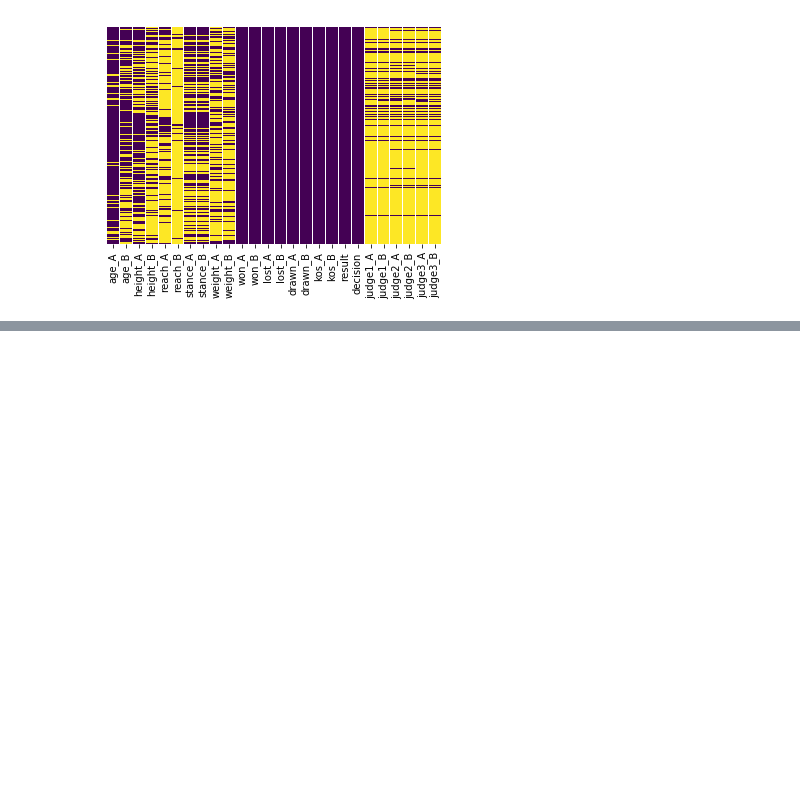
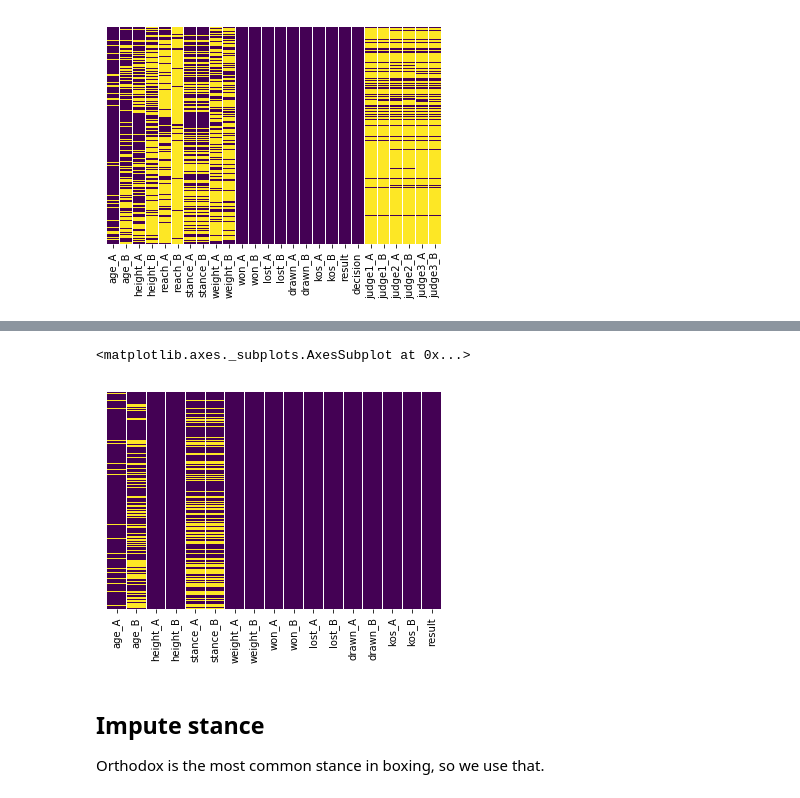
Before and after one commit to Nar67/MachineLearningProject, a Jupyter notebook: project/DataSet Testing Grounds.ipynb, the cells around one changed output, grey strips where cells are left out. Saved outputs shown, nothing was run; the diff lists cells and outputs as text; code cells hidden in the pictures; blank space fills up the shorter version.

```diff
--- a/project/DataSet Testing Grounds.ipynb
+++ b/project/DataSet Testing Grounds.ipynb
@@ -44,0 +52,7 @@ memory usage: 76.9+ MB
+# %%
+def impute_height(cols):
+    weight = cols[1]
+    if pd.isna(cols[0]):
+        return weight+20
+    else:
+        return cols[0]
@@ -44,0 +71,4 @@ memory usage: 76.9+ MB
+# %%
+%%time
+box['height_A'] = box[['height_A', 'weight_A']].apply(impute_height,axis=1)
+box['height_B'] = box[['height_B', 'weight_B']].apply(impute_height,axis=1)
@@ -44,0 +78,9 @@ memory usage: 76.9+ MB
+# %%
+sns.heatmap(box.isnull(),yticklabels=False,cbar=False,cmap='viridis')
+# %% [output]
+<matplotlib.axes._subplots.AxesSubplot at 0x...>
+[figure, added]
+# %% [markdown]
+## Impute stance
+
+Orthodox is the most common stance in boxing, so we use that.
```
Also changed, not shown: parts of 58 cells of this notebook, 2 other files.
